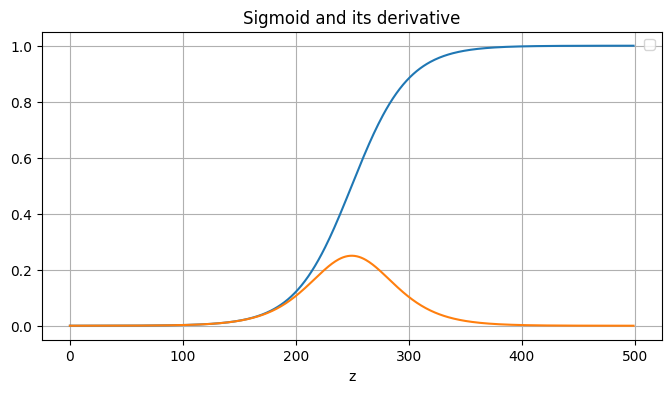
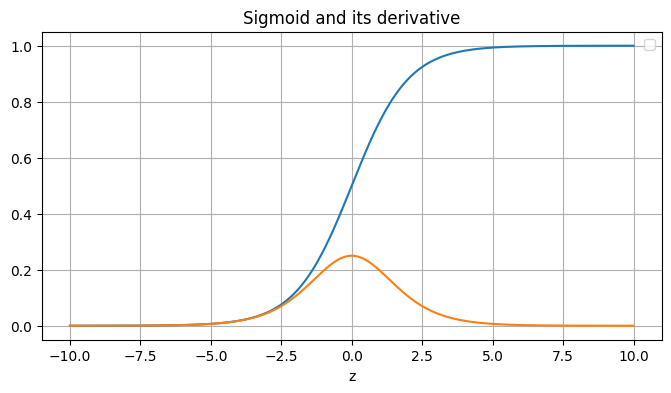
Unified diff of the notebook cell whose output changed from the first chart to the second:
--- before
+++ after
@@ -7,6 +7,7 @@
 plt.figure(figsize=(8, 4))
 # TODO: plot both curves
-plt.plot(sigma)
-plt.plot(sigma_prime)
+plt.plot(z,sigma)
+plt.plot(z,sigma_prime)
+#plt.xlim(-10,10)
 plt.xlabel('z')
 plt.legend()

Commit: Created using Colab